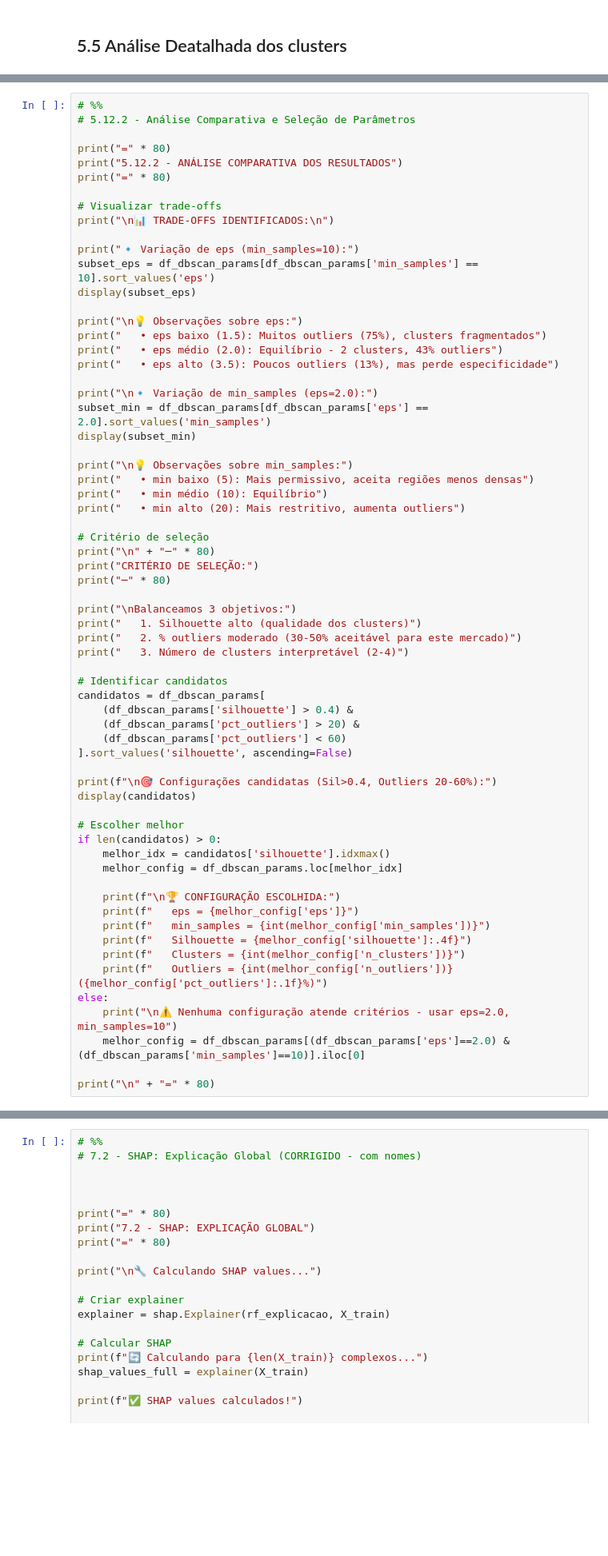
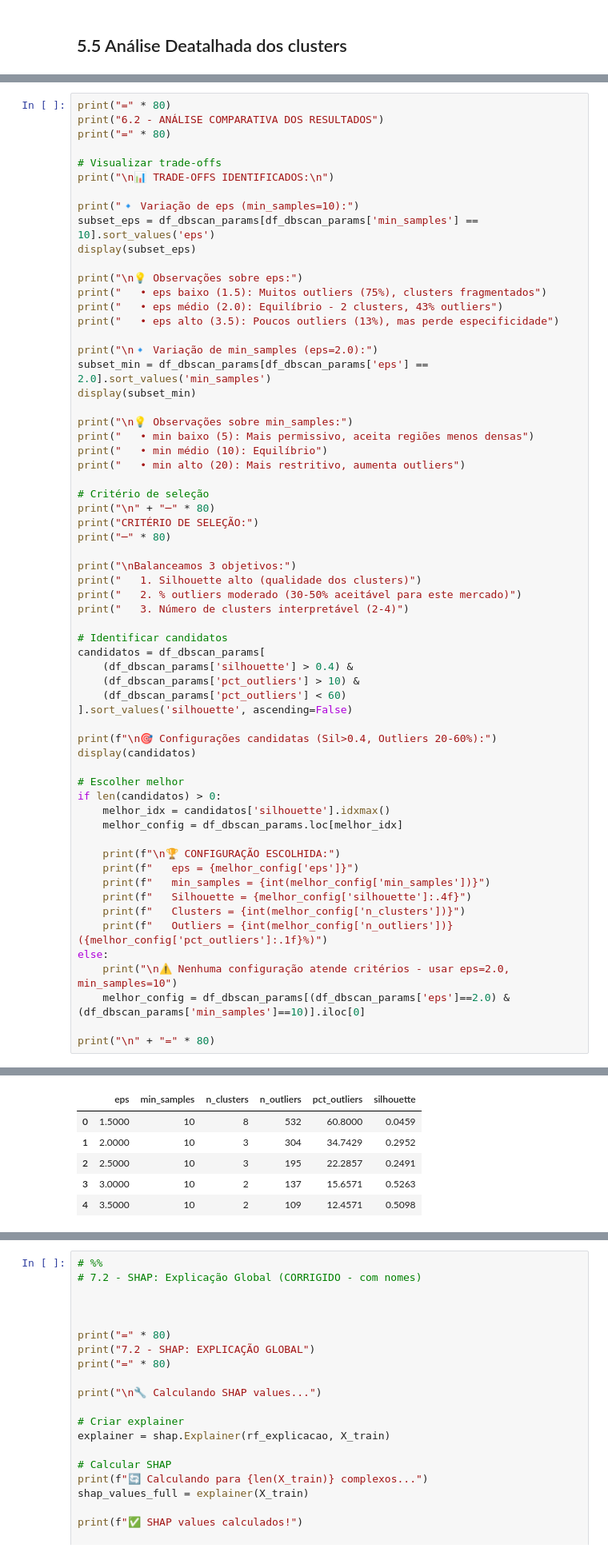
Before and after one commit to GGRoca/Intro_ML_ENAP, a Jupyter notebook: 4.1_Refinamento.ipynb, the cells around one changed output, grey strips where cells are left out. Shown at 80% size. Saved outputs shown, nothing was run; the diff lists cells and outputs as text; blank space fills up the shorter version.

```diff
--- a/4.1_Refinamento.ipynb
+++ b/4.1_Refinamento.ipynb
@@ -3285,9 +4427,6 @@ print("\n" + "=" * 80)
 # %%
-# %%
-# 5.12.2 - Análise Comparativa e Seleção de Parâmetros
-
 print("=" * 80)
-print("5.12.2 - ANÁLISE COMPARATIVA DOS RESULTADOS")
+print("6.2 - ANÁLISE COMPARATIVA DOS RESULTADOS")
 print("=" * 80)
 
 # Visualizar trade-offs
@@ -3324,7 +4463,7 @@ print("   3. Número de clusters interpretável (2-4)")
 # Identificar candidatos
 candidatos = df_dbscan_params[
     (df_dbscan_params['silhouette'] > 0.4) &
-    (df_dbscan_params['pct_outliers'] > 20) &
+    (df_dbscan_params['pct_outliers'] > 10) &
     (df_dbscan_params['pct_outliers'] < 60)
 ].sort_values('silhouette', ascending=False)
 
@@ -3347,3 +4486,4 @@ else:
     melhor_config = df_dbscan_params[(df_dbscan_params['eps']==2.0) & (df_dbscan_params['min_samples']==10)].iloc[0]
 
 print("\n" + "=" * 80)
+# %% [output]
@@ -3349,0 +4497,6 @@ print("\n" + "=" * 80)
+|  | eps | min_samples | n_clusters | n_outliers | pct_outliers | silhouette |
+| 0 | 1.5000 | 10 | 8 | 532 | 60.8000 | 0.0459 |
+| 1 | 2.0000 | 10 | 3 | 304 | 34.7429 | 0.2952 |
+| 2 | 2.5000 | 10 | 3 | 195 | 22.2857 | 0.2491 |
+| 3 | 3.0000 | 10 | 2 | 137 | 15.6571 | 0.5263 |
+| 4 | 3.5000 | 10 | 2 | 109 | 12.4571 | 0.5098 |
```
Also changed, not shown: parts of 80 cells of this notebook.
